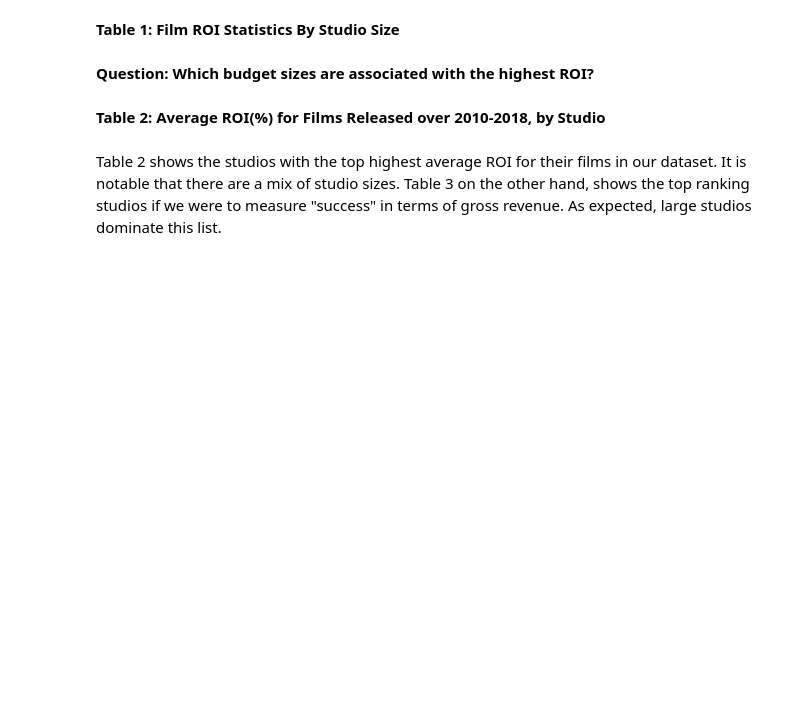
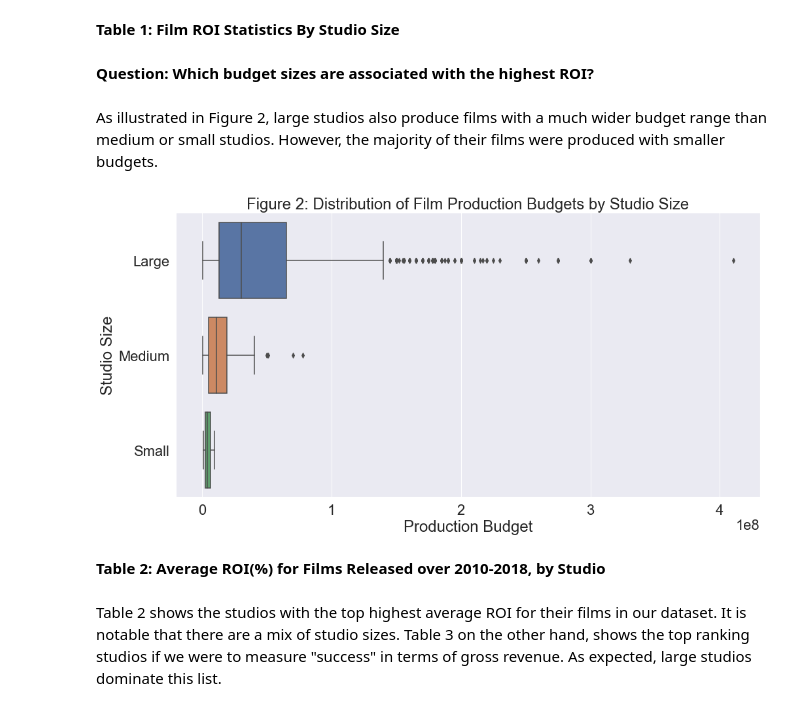
Before and after one commit to StevenDye/FIS-Mod1-Project, a Jupyter notebook: project/Technical.ipynb, the cells around one changed output. Cells and saved outputs as stored; diff of their text form; code cells hidden in the pictures; blank space fills up the shorter version.

```diff
--- a/project/Technical.ipynb
+++ b/project/Technical.ipynb
@@ -372,6 +382,17 @@ From Table 1, we see large studios have produced 89% of the films in our dataset
 np.round(final_df.groupby('studio_size')['roi'].describe(), 2)
 # %% [markdown]
 **Question: Which budget sizes are associated with the highest ROI?**
+# %% [markdown]
+As illustrated in Figure 2, large studios also produce films with a much wider budget range than medium or small studios. However, the majority of their films were produced with smaller budgets.
+# %%
+sns.set(font_scale=2)
+plt.figure(figsize=(16, 8))
+sns.boxplot(y=final_df['studio_size'], x=final_df['production_budget_x'])
+plt.xlabel('Production Budget')
+plt.ylabel('Studio Size')
+plt.title('Figure 2: Distribution of Film Production Budgets by Studio Size');
+# %% [output]
+[figure, added]
 # %% [markdown]
 **Table 2: Average ROI(%) for Films Released over 2010-2018, by Studio**
 # %%
```
Also changed, not shown: parts of 21 cells of this notebook, 1 other file.
